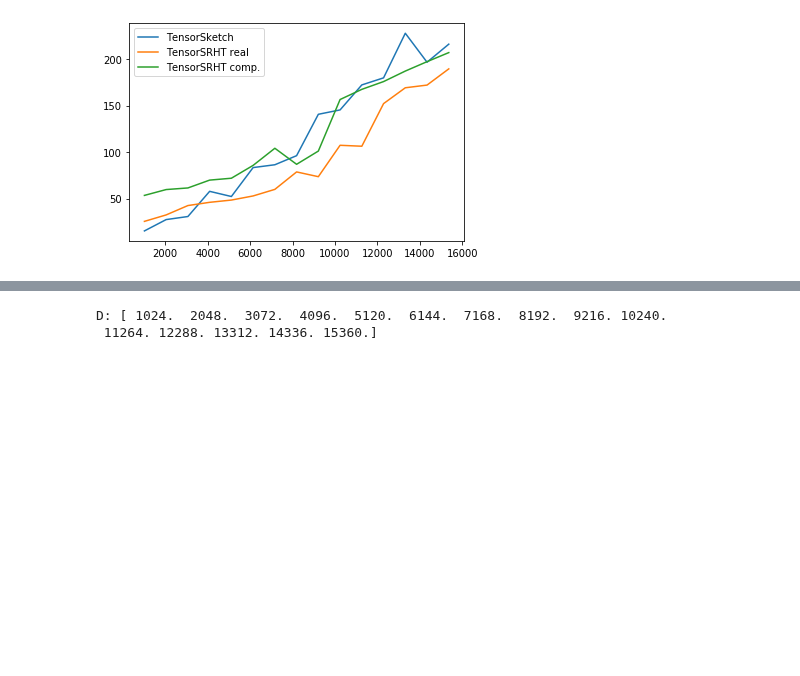
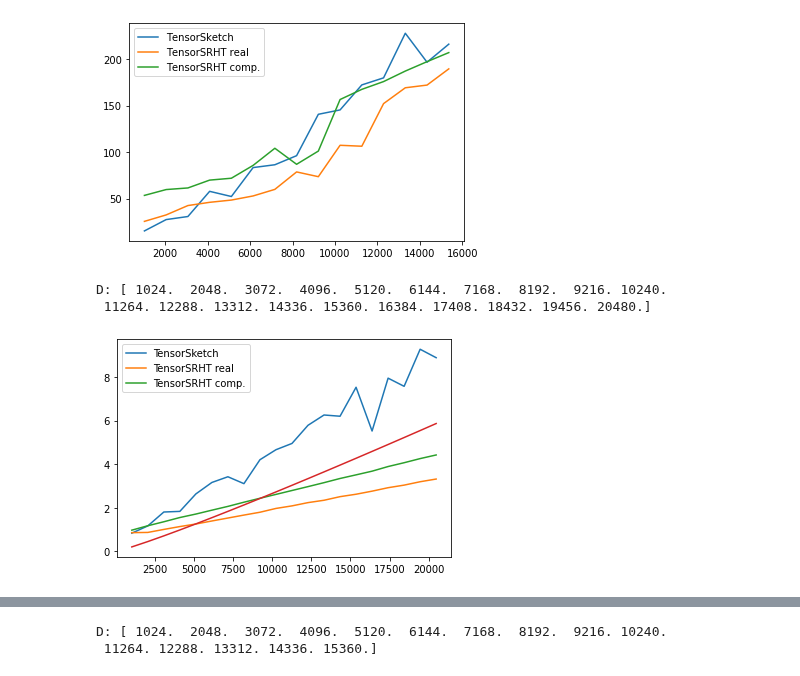
Before and after one commit to joneswack/dp-rfs, a Jupyter notebook: notebooks/speed_vs_kernel_approx.ipynb, the cells around one changed output, grey strips where cells are left out. Saved outputs shown, nothing was run; the diff lists cells and outputs as text; code cells hidden in the pictures; blank space fills up the shorter version.

Commit message:
[Update] accelerated TensorSRHT

```diff
--- a/notebooks/speed_vs_kernel_approx.ipynb
+++ b/notebooks/speed_vs_kernel_approx.ipynb
@@ -75,3 +76,17 @@ plt.show()
 D: [ 1024.  2048.  3072.  4096.  5120.  6144.  7168.  8192.  9216. 10240.
  11264. 12288. 13312. 14336. 15360.]
 [figure]
+# %%
+# full cov, MNIST conv
+# tensorsrht_real = df[(df['proj'] == 'srht') & (df['full_cov'] == True) & (df['complex_real'] == False)]
+print('D:', configs[0][1]['D'].values)
+for config in configs:
+    plt.plot(config[1]['D'].values, config[1]['metric_time_ms'].values, label=config[0])
+# plt.errorbar(tensorsketch['metric_time_ms'].values, tensorsketch['frob_mean'].values, yerr=tensorsketch['frob_std'].values)
+plt.plot(config[1]['D'].values, 1e-5*(config[1]['D'].values*np.log2(config[1]['D'].values) + config[1]['D'].values*(np.log2(config[1]['D'].values + 3*4))))
+plt.legend()
+plt.show()
+# %% [output]
+D: [ 1024.  2048.  3072.  4096.  5120.  6144.  7168.  8192.  9216. 10240.
+ 11264. 12288. 13312. 14336. 15360. 16384. 17408. 18432. 19456. 20480.]
+[figure, added]
```
Also changed, not shown: parts of 4 cells of this notebook, 4 other files.
